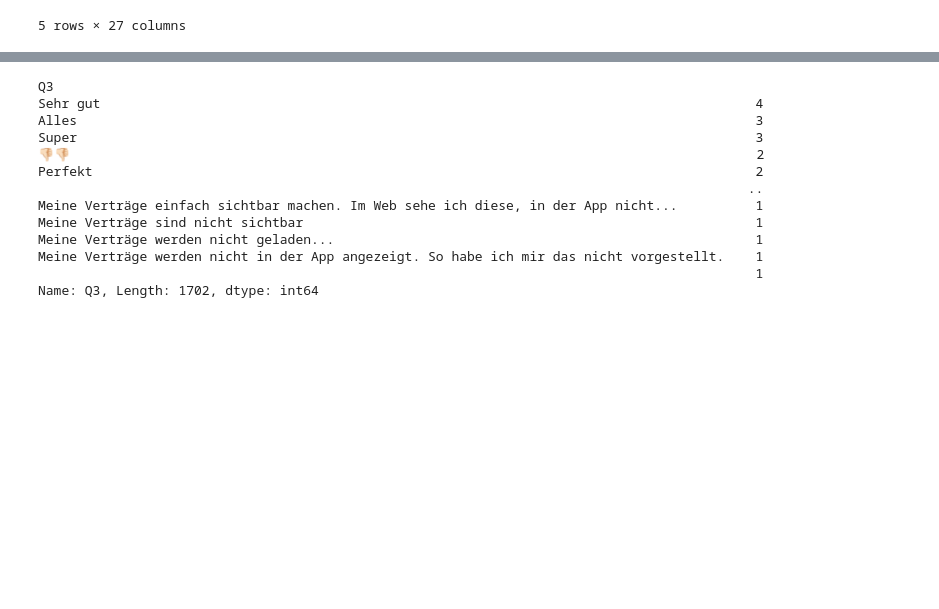
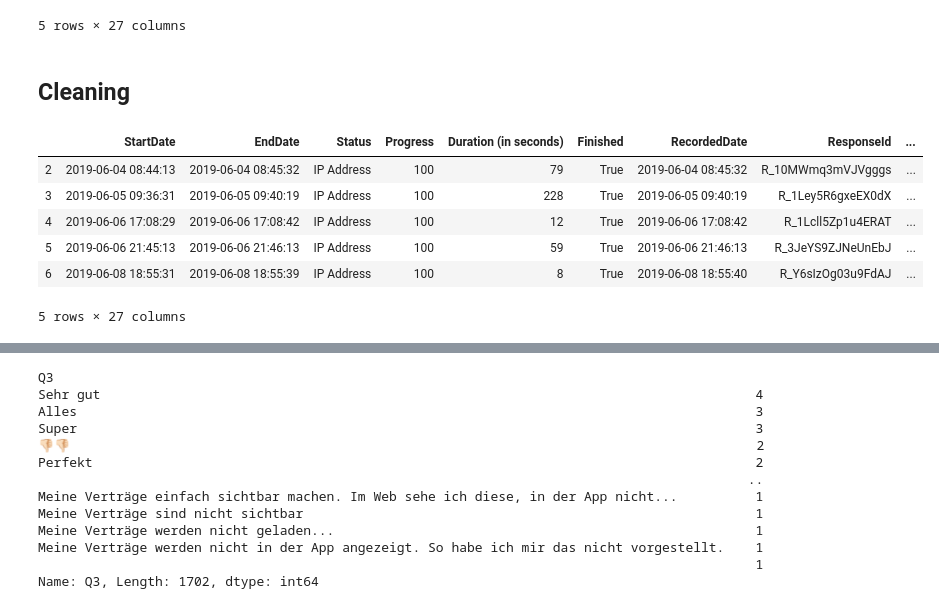
Before and after one commit to MatthiasMM/feedback_classification, a Jupyter notebook: customer_feedback_naiively_classified.ipynb, the cells around one changed output, grey strips where cells are left out. Saved outputs shown, nothing was run; the diff lists cells and outputs as text; code cells hidden in the pictures; blank space fills up the shorter version.

Commit message:
add exploration of ngrams and some cleaning

```diff
--- a/customer_feedback_naiively_classified.ipynb
+++ b/customer_feedback_naiively_classified.ipynb
@@ -32,6 +32,20 @@ memory usage: 721.7+ KB
 | 3 | 2019-06-05 09:36:31 | 2019-06-05 09:40:19 | IP Address | 100 | 228 | True | 2019-06-05 09:40:19 | R_1Ley5R6gxeEX0dX | ... |
 | 4 | 2019-06-06 17:08:29 | 2019-06-06 17:08:42 | IP Address | 100 | 12 | True | 2019-06-06 17:08:42 | R_1Lcll5Zp1u4ERAT | ... |
 5 rows × 27 columns
+# %% [markdown]
+## Cleaning
+# %%
+# drop first two rows
+df.drop(df.index[0:2], inplace=True)
+df.head(5)
+# %% [output]
+|  | StartDate | EndDate | Status | Progress | Duration (in seconds) | Finished | RecordedDate | ResponseId | ... |
+| 2 | 2019-06-04 08:44:13 | 2019-06-04 08:45:32 | IP Address | 100 | 79 | True | 2019-06-04 08:45:32 | R_10MWmq3mVJVgggs | ... |
+| 3 | 2019-06-05 09:36:31 | 2019-06-05 09:40:19 | IP Address | 100 | 228 | True | 2019-06-05 09:40:19 | R_1Ley5R6gxeEX0dX | ... |
+| 4 | 2019-06-06 17:08:29 | 2019-06-06 17:08:42 | IP Address | 100 | 12 | True | 2019-06-06 17:08:42 | R_1Lcll5Zp1u4ERAT | ... |
+| 5 | 2019-06-06 21:45:13 | 2019-06-06 21:46:13 | IP Address | 100 | 59 | True | 2019-06-06 21:46:13 | R_3JeYS9ZJNeUnEbJ | ... |
+| 6 | 2019-06-08 18:55:31 | 2019-06-08 18:55:39 | IP Address | 100 | 8 | True | 2019-06-08 18:55:40 | R_Y6sIzOg03u9FdAJ | ... |
+5 rows × 27 columns
 # %%
 df1 = df[['StartDate', 'EndDate', 'operating_system_name', 'app_version', 'Q3', 'Rating']]
 df1.head(5)
```
Also changed, not shown: parts of 31 cells of this notebook.
